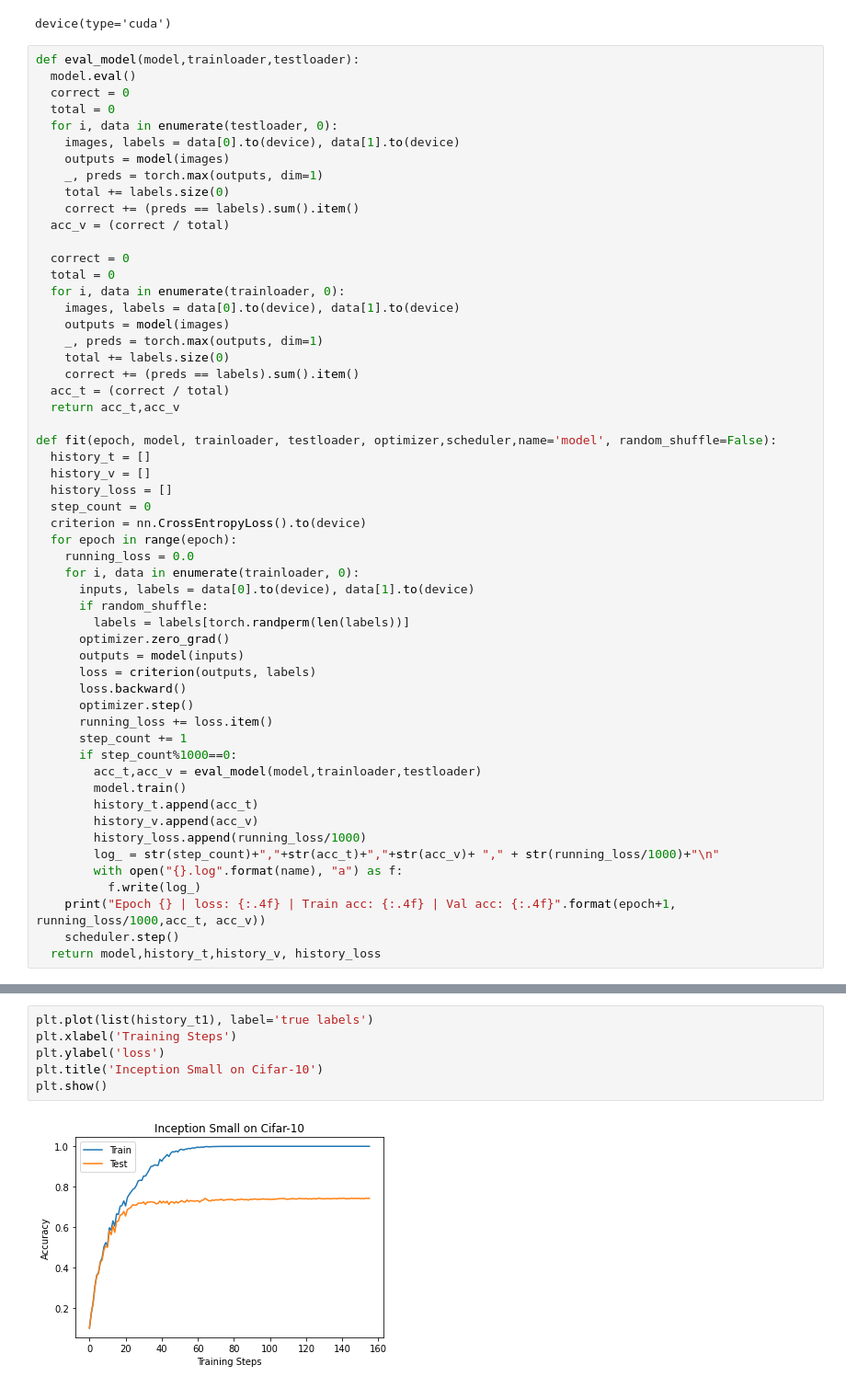
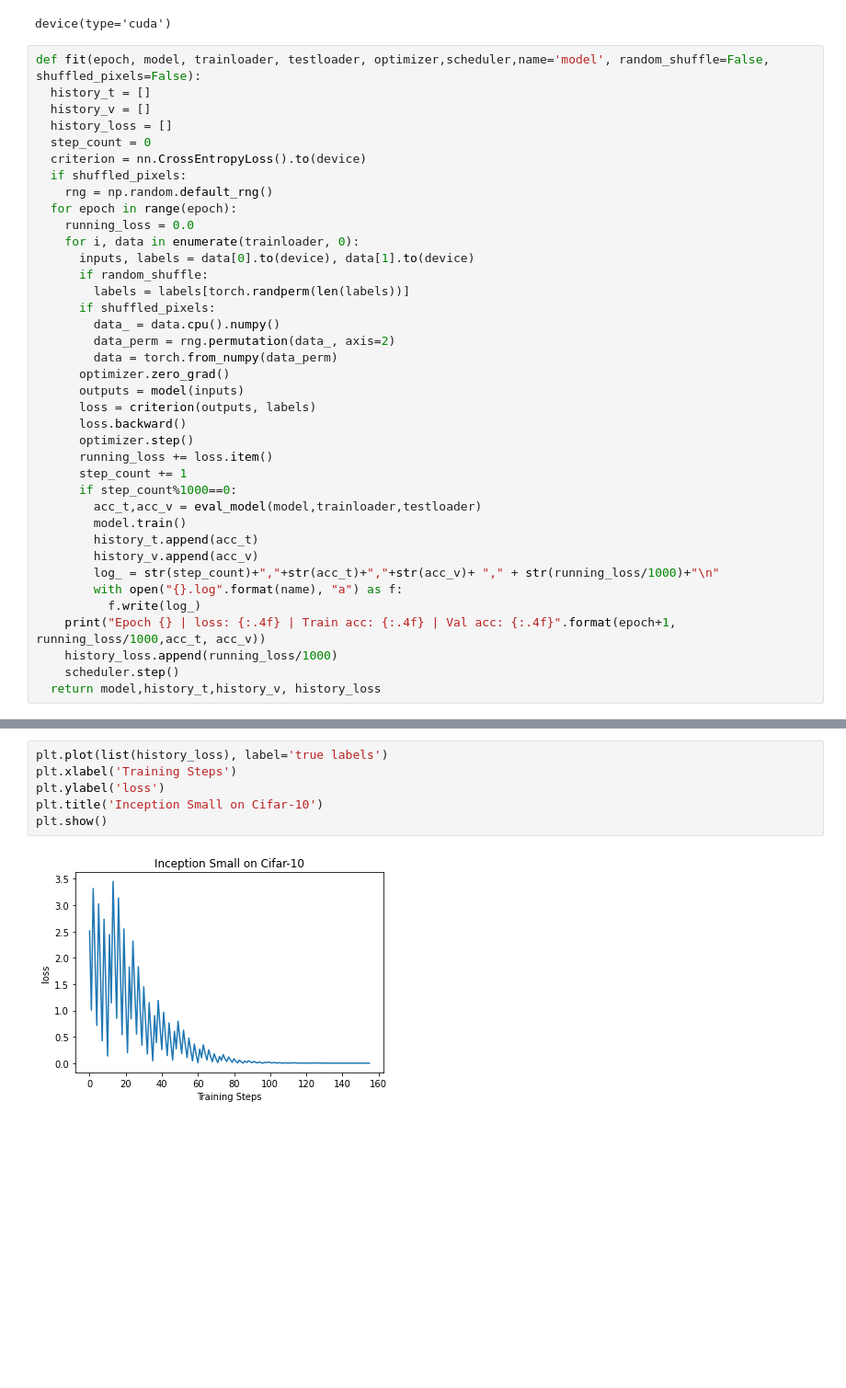
Before and after one commit to mdv3101/Rethinking_Generalization, a Jupyter notebook: Effect_of_labels_CIFAR10_InceptionSmall.ipynb, the cells around one changed output, grey strips where cells are left out. Shown at 92% size. Saved outputs shown, nothing was run; the diff lists cells and outputs as text; blank space fills up the shorter version.

Commit message:
Add code for shuffled_pixels

```diff
--- a/Effect_of_labels_CIFAR10_InceptionSmall.ipynb
+++ b/Effect_of_labels_CIFAR10_InceptionSmall.ipynb
@@ -109,41 +111,24 @@ device
 # %% [output]
 device(type='cuda')
 # %%
-def eval_model(model,trainloader,testloader):
-  model.eval()
-  correct = 0
-  total = 0
-  for i, data in enumerate(testloader, 0):
-    images, labels = data[0].to(device), data[1].to(device)
-    outputs = model(images)
-    _, preds = torch.max(outputs, dim=1)
-    total += labels.size(0)
-    correct += (preds == labels).sum().item()
-  acc_v = (correct / total)
-
-  correct = 0
-  total = 0
-  for i, data in enumerate(trainloader, 0):
-    images, labels = data[0].to(device), data[1].to(device)
-    outputs = model(images)
-    _, preds = torch.max(outputs, dim=1)
-    total += labels.size(0)
-    correct += (preds == labels).sum().item()
-  acc_t = (correct / total)
-  return acc_t,acc_v
-
-def fit(epoch, model, trainloader, testloader, optimizer,scheduler,name='model', random_shuffle=False):
+def fit(epoch, model, trainloader, testloader, optimizer,scheduler,name='model', random_shuffle=False, shuffled_pixels=False):
   history_t = []
   history_v = []
   history_loss = []
   step_count = 0
   criterion = nn.CrossEntropyLoss().to(device)
+  if shuffled_pixels:
+    rng = np.random.default_rng()
   for epoch in range(epoch):
     running_loss = 0.0
     for i, data in enumerate(trainloader, 0):
       inputs, labels = data[0].to(device), data[1].to(device)
       if random_shuffle:
         labels = labels[torch.randperm(len(labels))]
+      if shuffled_pixels:
+        data_ = data.cpu().numpy()
+        data_perm = rng.permutation(data_, axis=2)
+        data = torch.from_numpy(data_perm)
       optimizer.zero_grad()
       outputs = model(inputs)
       loss = criterion(outputs, labels)
@@ -156,11 +141,11 @@ def fit(epoch, model, trainloader, testloader, optimizer,scheduler,name='model',
         model.train()
         history_t.append(acc_t)
         history_v.append(acc_v)
-        history_loss.append(running_loss/1000)
         log_ = str(step_count)+","+str(acc_t)+","+str(acc_v)+ "," + str(running_loss/1000)+"\n"
         with open("{}.log".format(name), "a") as f:
           f.write(log_)
     print("Epoch {} | loss: {:.4f} | Train acc: {:.4f} | Val acc: {:.4f}".format(epoch+1, running_loss/1000,acc_t, acc_v))
+    history_loss.append(running_loss/1000)
     scheduler.step()
   return model,history_t,history_v, history_loss
 # %%
@@ -188,8 +174,8 @@ Epoch 16 | loss: 3.6039 | Train acc: 0.1000 | Val acc: 0.0999
 # %%
-plt.plot(list(history_t1), label='true labels')
+plt.plot(list(history_loss), label='true labels')
 plt.xlabel('Training Steps')
 plt.ylabel('loss')
 plt.title('Inception Small on Cifar-10')
 plt.show()
 # %% [output]
-[figure, old version]
+[figure, new version]
```
Also changed, not shown: parts of 9 cells of this notebook.
